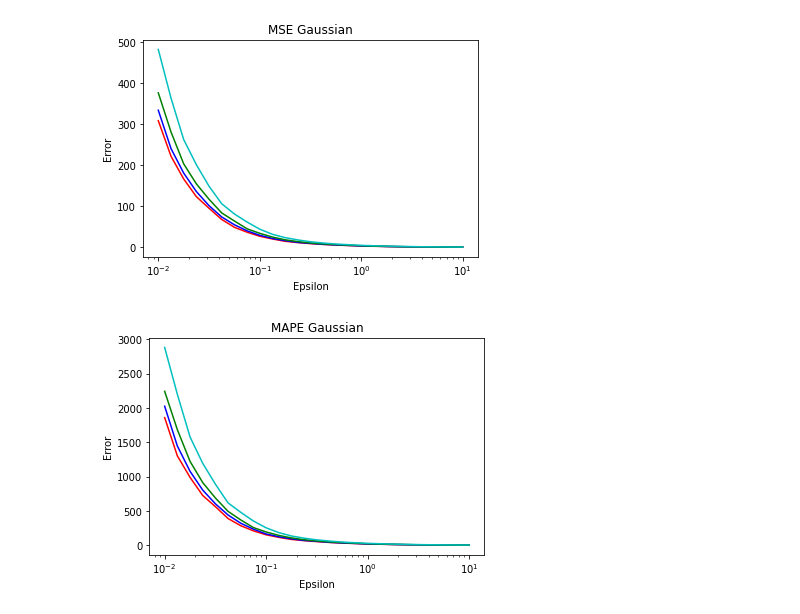
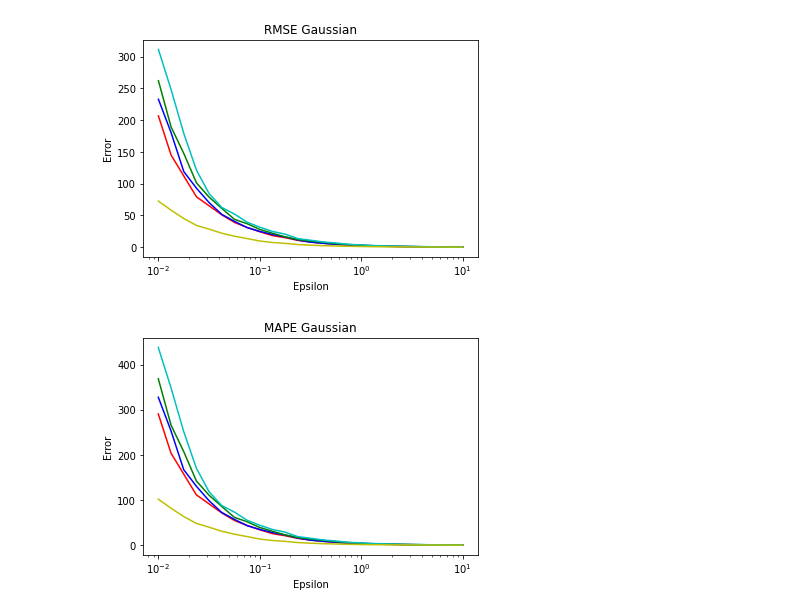
Before and after one commit to aleksandr-kataev/Privacy-Preserving-Algorithms, a Jupyter notebook: diffprivacyNoise.ipynb, the cells around one changed output. Saved outputs shown, nothing was run; the diff lists cells and outputs as text; code cells hidden in the pictures.

Commit message:
Changed query types, added exaples of mechanism applied on categorical data

```diff
--- a/diffprivacyNoise.ipynb
+++ b/diffprivacyNoise.ipynb
@@ -12,7 +10,7 @@ dfo = pd.read_csv("healthdata.csv")
 def laplaceMechanism(x, epsilon):
     not_in_range = True
     while (not_in_range):
-        private_val = x + np.random.laplace(0, 1.0/epsilon, 1)[0]
+        private_val = x + np.random.laplace(0, 1/epsilon, 1)[0]
         if (private_val > 0):
             not_in_range = False
     return private_val
@@ -40,12 +47,9 @@ for epsilon in epsilons:
     average_rmse = []
     average_mape = []
     for x in range(num_of_runs_for_epsilon):
-        df_private = pd.read_csv("healthdata.csv")
-        df_private['wage'] = df_private['wage'].apply(laplaceMechanism, args=(epsilon,))
-        average_rmse.append(mean_squared_error(df_original['wage'].to_numpy().tolist(),
-                df_private['wage'].to_numpy().tolist(), squared=False))
-        average_mape.append(mean_absolute_percentage_error(df_original['wage']
-                .to_numpy().tolist(), df_private['wage'].to_numpy().tolist()))
+        private_wage_query = laplaceMechanism(wage_query, epsilon)
+        average_rmse.append(rmse(wage_query, private_wage_query))
+        average_mape.append(mape(wage_query, private_wage_query))
     laplace_rmse.append(np.mean(average_rmse))
     laplace_mape.append(np.mean(average_mape))
 # %%
@@ -67,42 +71,42 @@ plt.show()
 # %%
-delta_values = [1/100, 1/200, 1/1000, 1/100000]
+delta_values = [1/100, 1/200, 1/1000, 1/10000]
 gaussian_error = []
 for delta_value in delta_values:
-       gaussian_mse = []
-       gaussian_mape = []
-       for epsilon in epsilons:
-              average_rmse = []
-              average_mape = []
-              for x in range(num_of_runs_for_epsilon):
-                     df_private = pd.read_csv("healthdata.csv")
-                     df_private['wage'] = df_private['wage'].apply(gaussianMechanism, args=(epsilon,delta_value))
-                     average_rmse.append((mean_squared_error(df_original['wage'],
-                            df_private['wage'].to_numpy().tolist(), squared=False)))
-                     average_mape.append(mean_absolute_percentage_error(df_original['wage']
-                            .to_numpy().tolist(),df_private['wage'].to_numpy().tolist()))
+    gaussian_rmse = []
+    gaussian_mape = []
+    for epsilon in epsilons:
+        average_rmse = []
+        average_mape = []
+        for x in range(num_of_runs_for_epsilon):
+            private_wage_query = gaussianMechanism(wage_query, epsilon, delta_value)
+            average_rmse.append(rmse(wage_query, private_wage_query))
+            average_mape.append(mape(wage_query, private_wage_query))
 
-              gaussian_mse.append(np.mean(average_rmse))
-              gaussian_mape.append(np.mean(average_mape))
-       gaussian_error.append([gaussian_mse, gaussian_mape])
+        gaussian_rmse.append(np.mean(average_rmse))
+        gaussian_mape.append(np.mean(average_mape))
+    gaussian_error.append([gaussian_rmse, gaussian_mape])
 # %%
 colors = ['r', 'b', 'g', 'c']
 for idx, error in enumerate(gaussian_error):
     plt.semilogx(epsilons, error[0], colors[idx])
 
+plt.semilogx(epsilons, laplace_rmse, 'y')
 plt.xlabel('Epsilon')
 plt.ylabel('Error')
-plt.title("MSE Gaussian")
+plt.title("RMSE Gaussian")
 plt.show()
 # %% [output]
-[figure, old version]
+[figure, new version]
 # %%
 for idx, error in enumerate(gaussian_error):
     plt.semilogx(epsilons, error[1], colors[idx])
 
+plt.semilogx(epsilons, laplace_mape, 'y')
 plt.xlabel('Epsilon')
 plt.ylabel('Error')
 plt.title("MAPE Gaussian")
 plt.show()
 #https://www.sciencedirect.com/science/article/pii/S0166218X1630169X
+#https://desfontain.es/privacy/differential-privacy-in-practice.html
 # %% [output]
-[figure, old version]
+[figure, new version]
```
Also changed, not shown: parts of 9 cells of this notebook.
